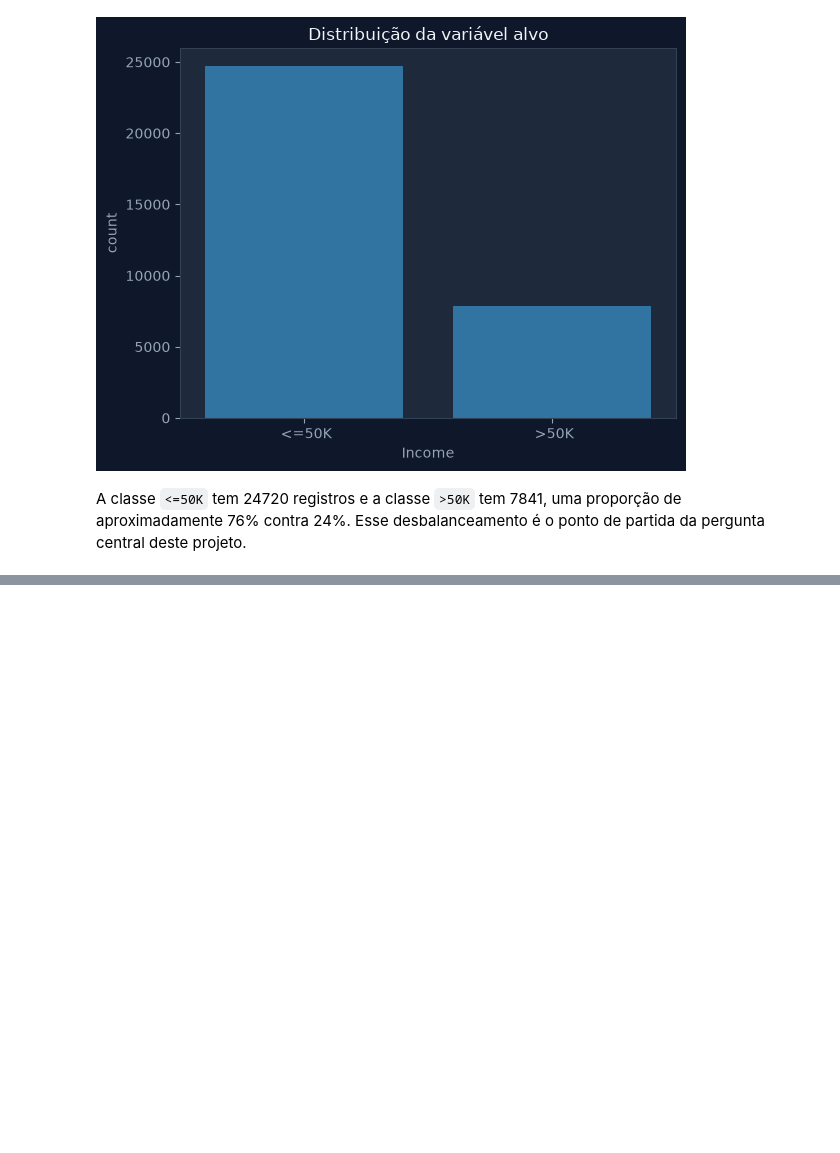
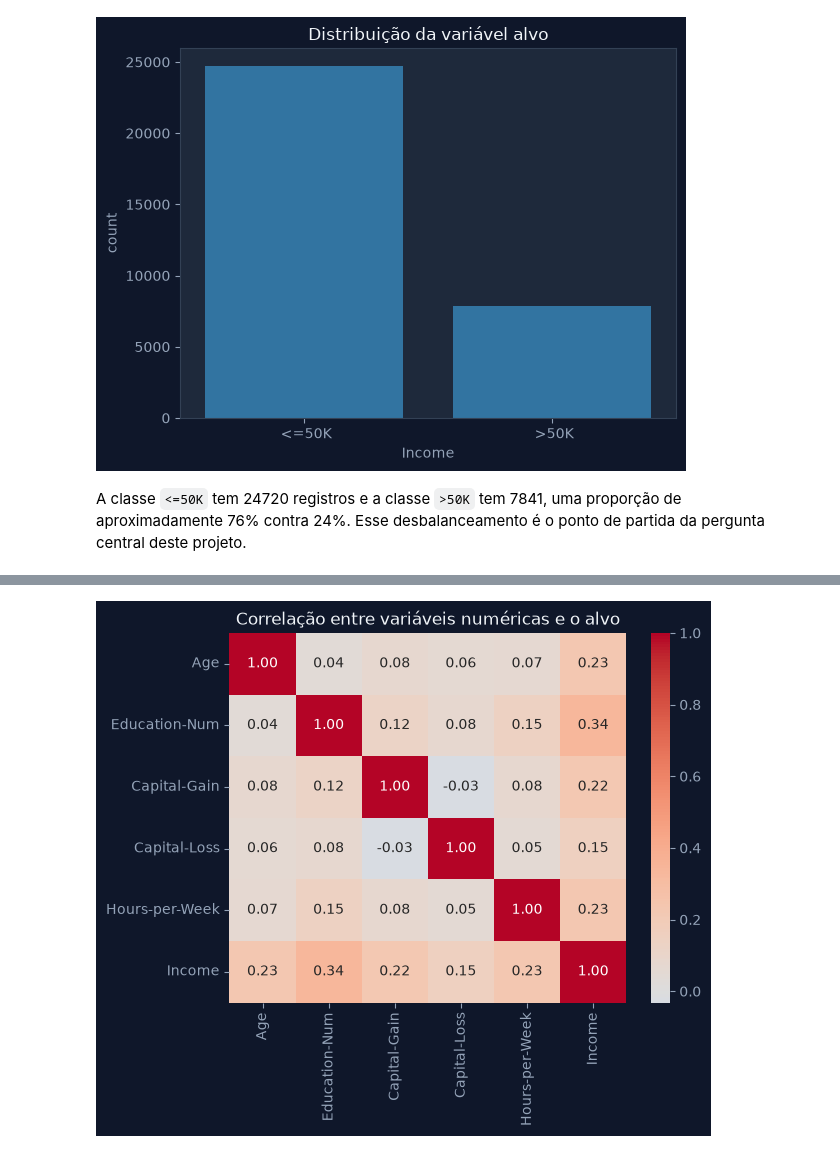
Before and after one commit to esscova/data-trivium, a Jupyter notebook: Machine Learning/Prevendo a renda anual de um indivíduo/prevendo-renda-classificadores.ipynb, the cells around one changed output, grey strips where cells are left out. Saved outputs shown, nothing was run; the diff lists cells and outputs as text; code cells hidden in the pictures; blank space fills up the shorter version.

```diff
--- a/Machine Learning/Prevendo a renda anual de um indivíduo/prevendo-renda-classificadores.ipynb
+++ b/Machine Learning/Prevendo a renda anual de um indivíduo/prevendo-renda-classificadores.ipynb
@@ -205,0 +311,16 @@ A classe `<=50K` tem 24720 registros e a classe `>50K` tem 7841, uma proporção
+# %%
+# visualizaão
+sns.heatmap( (
+    df[['Age', 'Education-Num', 'Capital-Gain', 'Capital-Loss','Hours-per-Week']]
+        .assign(Income=df['Income']
+        .map({' <=50K': 0, ' >50K': 1}))
+        .corr()
+    ),
+    annot=True,
+    fmt='.2f',
+    cmap='coolwarm',
+    center=0)
+plt.title('Correlação entre variáveis numéricas e o alvo')
+plt.show()
+# %% [output]
+[figure, added]
```
Also changed, not shown: parts of 18 cells of this notebook.
